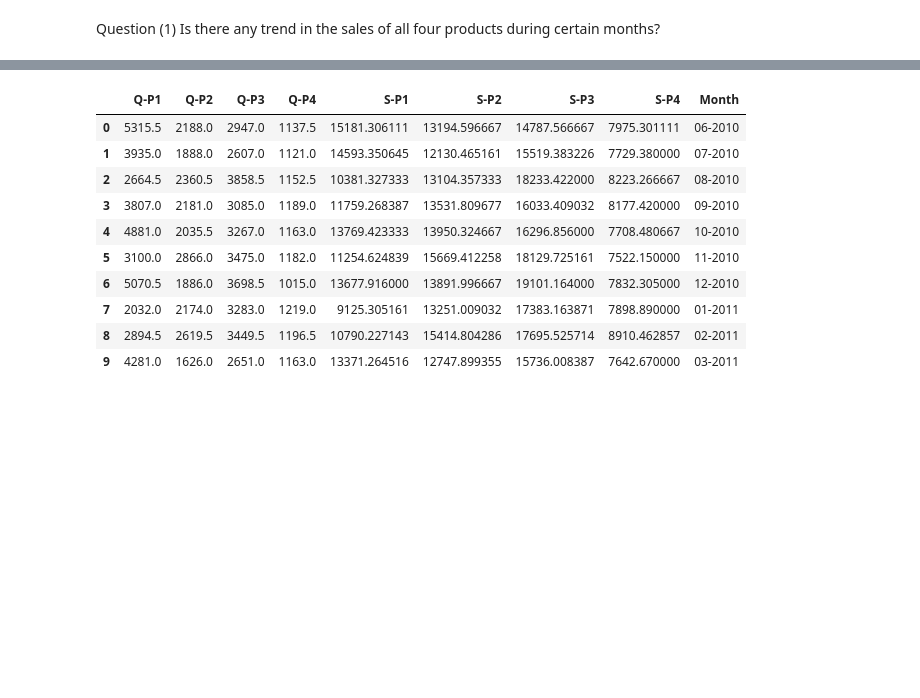
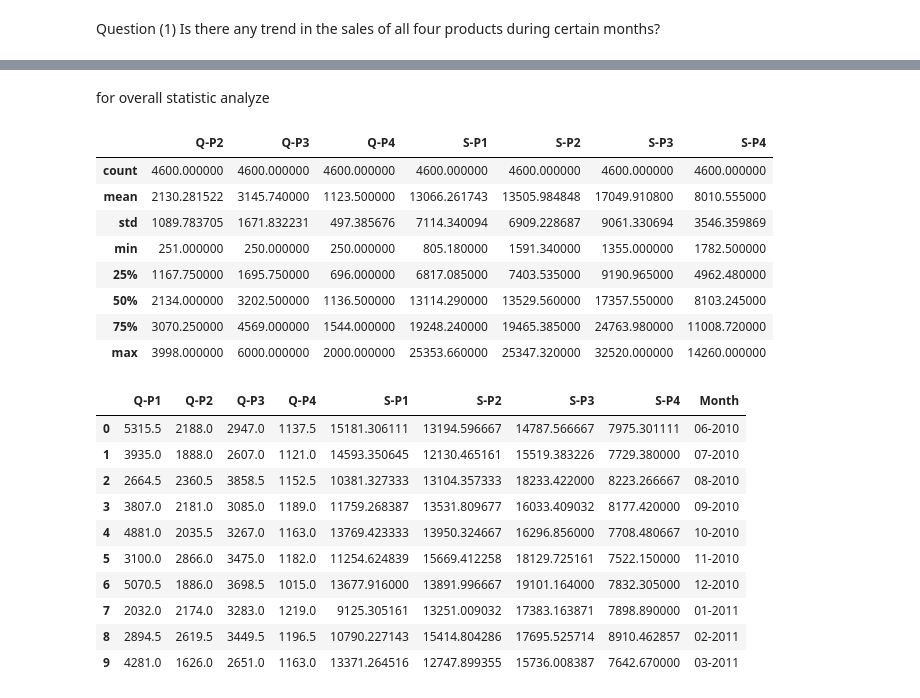
Before and after one commit to lLab-sy/jupyter-test, a Jupyter notebook: Examle-Project/code.ipynb, the cells around one changed output, grey strips where cells are left out. Saved outputs shown, nothing was run; the diff lists cells and outputs as text; code cells hidden in the pictures; blank space fills up the shorter version.

```diff
--- a/Examle-Project/code.ipynb
+++ b/Examle-Project/code.ipynb
@@ -58,3 +58,17 @@ data.head(5)
+# %% [markdown]
+for overall statistic analyze
+# %%
+data[data.columns[3:-1]].describe()
+# %% [output]
+|  | Q-P2 | Q-P3 | Q-P4 | S-P1 | S-P2 | S-P3 | S-P4 |
+| count | 4600.000000 | 4600.000000 | 4600.000000 | 4600.000000 | 4600.000000 | 4600.000000 | 4600.000000 |
+| mean | 2130.281522 | 3145.740000 | 1123.500000 | 13066.261743 | 13505.984848 | 17049.910800 | 8010.555000 |
+| std | 1089.783705 | 1671.832231 | 497.385676 | 7114.340094 | 6909.228687 | 9061.330694 | 3546.359869 |
+| min | 251.000000 | 250.000000 | 250.000000 | 805.180000 | 1591.340000 | 1355.000000 | 1782.500000 |
+| 25% | 1167.750000 | 1695.750000 | 696.000000 | 6817.085000 | 7403.535000 | 9190.965000 | 4962.480000 |
+| 50% | 2134.000000 | 3202.500000 | 1136.500000 | 13114.290000 | 13529.560000 | 17357.550000 | 8103.245000 |
+| 75% | 3070.250000 | 4569.000000 | 1544.000000 | 19248.240000 | 19465.385000 | 24763.980000 | 11008.720000 |
+| max | 3998.000000 | 6000.000000 | 2000.000000 | 25353.660000 | 25347.320000 | 32520.000000 | 14260.000000 |
 # %%
 data1 = pd.DataFrame(columns=data.columns[2:])
 for month in data['Month'].unique():
```
Also changed, not shown: parts of 10 cells of this notebook, 1 other file.
